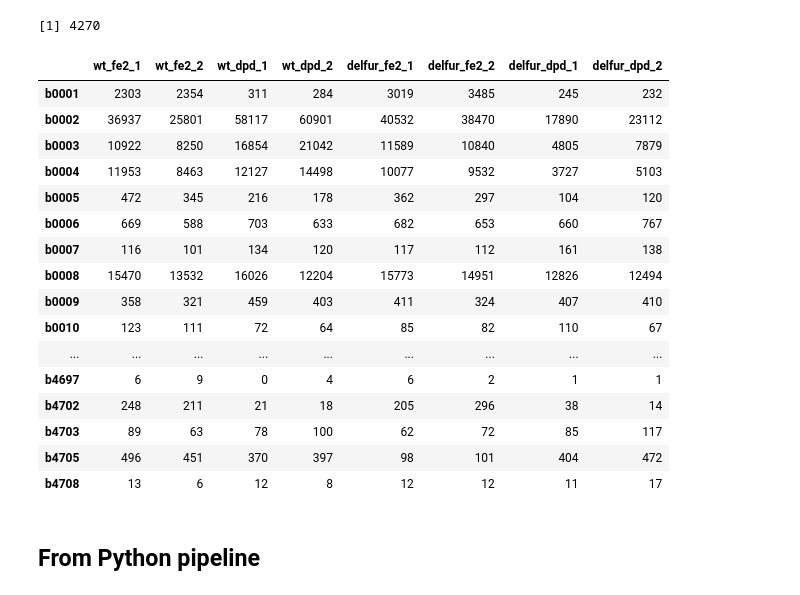
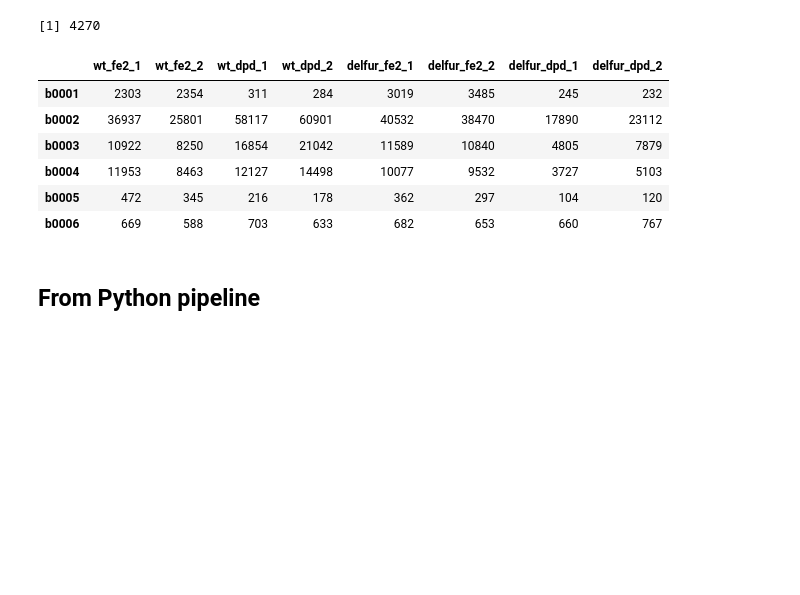
Before and after one commit to sapoudel/SciData_RNAseq_Workflow, a Jupyter notebook: 2_analysis.ipynb, the cells around one changed output. Saved outputs shown, nothing was run; the diff lists cells and outputs as text; code cells hidden in the pictures; blank space fills up the shorter version.

```diff
--- a/2_analysis.ipynb
+++ b/2_analysis.ipynb
@@ -61,26 +61,16 @@ nrow(dds)
 # %% [output]
 [1] 4319
 [1] 4270
-# %%
-assay(dds)
-# %% [output]
-|  | wt_fe2_1 | wt_fe2_2 | wt_dpd_1 | wt_dpd_2 | delfur_fe2_1 | delfur_fe2_2 | delfur_dpd_1 | delfur_dpd_2 |
-| b0001 | 2303 | 2354 | 311 | 284 | 3019 | 3485 | 245 | 232 |
-| b0002 | 36937 | 25801 | 58117 | 60901 | 40532 | 38470 | 17890 | 23112 |
-| b0003 | 10922 | 8250 | 16854 | 21042 | 11589 | 10840 | 4805 | 7879 |
-| b0004 | 11953 | 8463 | 12127 | 14498 | 10077 | 9532 | 3727 | 5103 |
-| b0005 | 472 | 345 | 216 | 178 | 362 | 297 | 104 | 120 |
-| b0006 | 669 | 588 | 703 | 633 | 682 | 653 | 660 | 767 |
-| b0007 | 116 | 101 | 134 | 120 | 117 | 112 | 161 | 138 |
-| b0008 | 15470 | 13532 | 16026 | 12204 | 15773 | 14951 | 12826 | 12494 |
-| b0009 | 358 | 321 | 459 | 403 | 411 | 324 | 407 | 410 |
-| b0010 | 123 | 111 | 72 | 64 | 85 | 82 | 110 | 67 |
-| ... | ... | ... | ... | ... | ... | ... | ... | ... |
-| b4697 | 6 | 9 | 0 | 4 | 6 | 2 | 1 | 1 |
-| b4702 | 248 | 211 | 21 | 18 | 205 | 296 | 38 | 14 |
-| b4703 | 89 | 63 | 78 | 100 | 62 | 72 | 85 | 117 |
-| b4705 | 496 | 451 | 370 | 397 | 98 | 101 | 404 | 472 |
-| b4708 | 13 | 6 | 12 | 8 | 12 | 12 | 11 | 17 |
+# %%
+head(assay(dds))
+# %% [output]
+|  | wt_fe2_1 | wt_fe2_2 | wt_dpd_1 | wt_dpd_2 | delfur_fe2_1 | delfur_fe2_2 | delfur_dpd_1 | delfur_dpd_2 |
+| b0001 | 2303 | 2354 | 311 | 284 | 3019 | 3485 | 245 | 232 |
+| b0002 | 36937 | 25801 | 58117 | 60901 | 40532 | 38470 | 17890 | 23112 |
+| b0003 | 10922 | 8250 | 16854 | 21042 | 11589 | 10840 | 4805 | 7879 |
+| b0004 | 11953 | 8463 | 12127 | 14498 | 10077 | 9532 | 3727 | 5103 |
+| b0005 | 472 | 345 | 216 | 178 | 362 | 297 | 104 | 120 |
+| b0006 | 669 | 588 | 703 | 633 | 682 | 653 | 660 | 767 |
 # %% [markdown]
 ## From Python pipeline
 # %%
```
Also changed, not shown: parts of 7 cells of this notebook, 10 other files.
